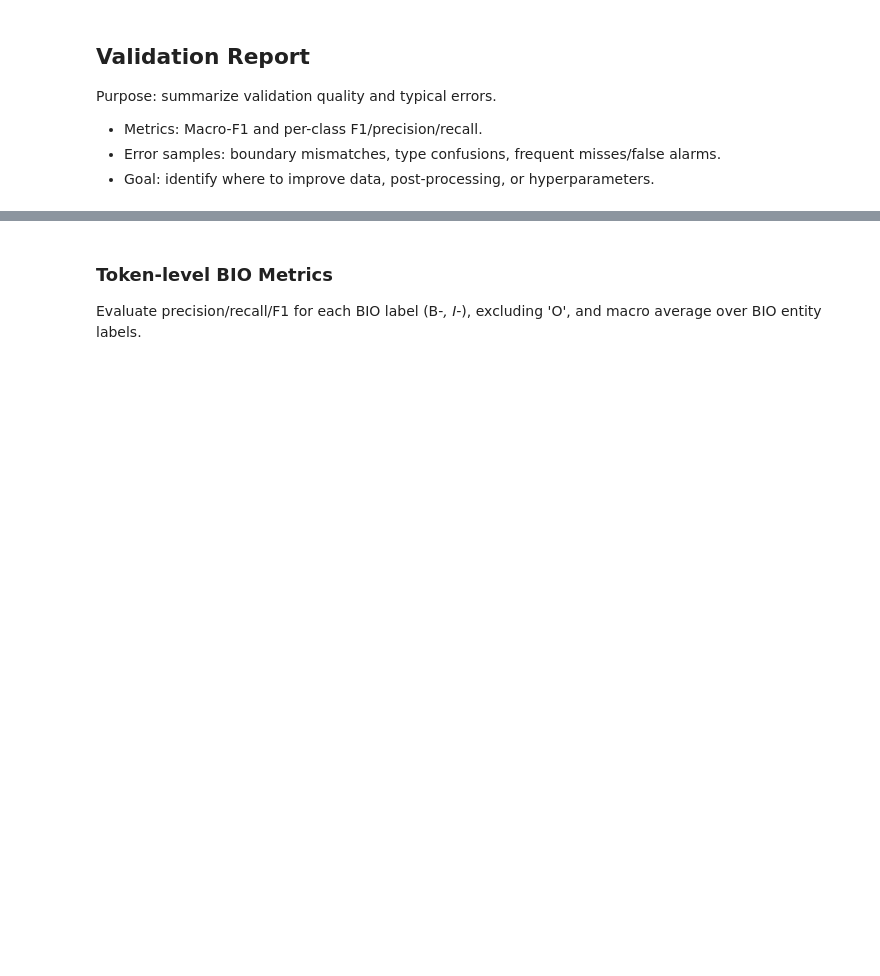
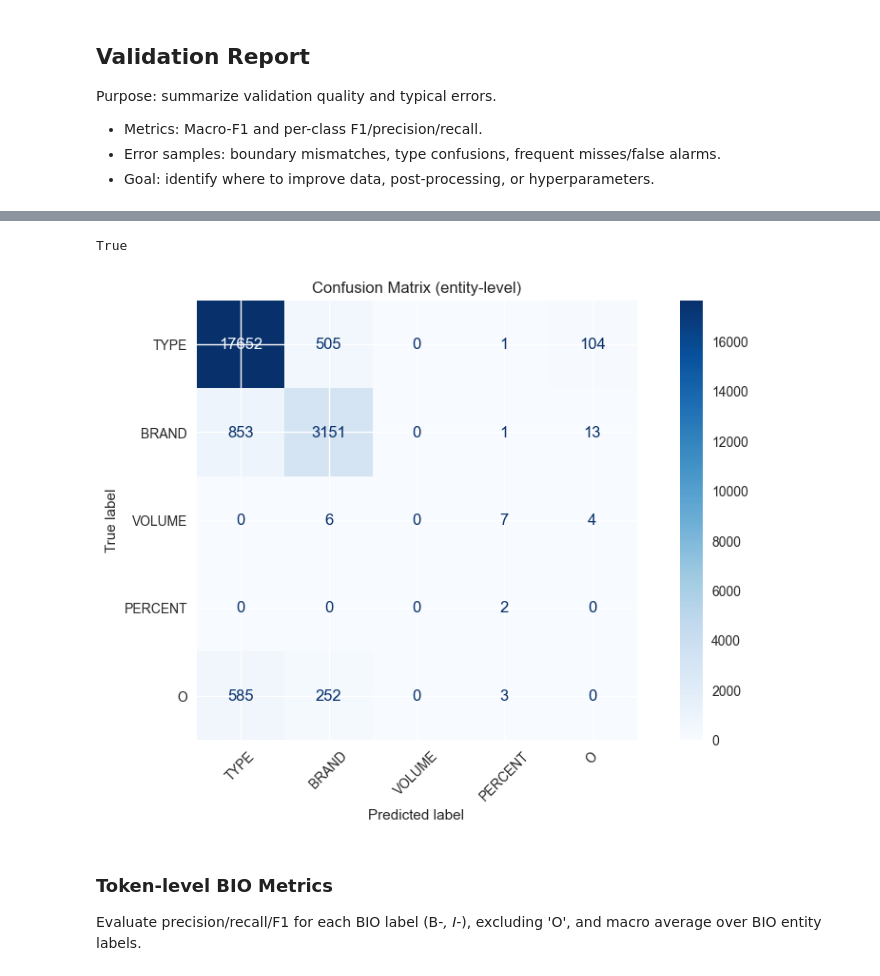
Before and after one commit to BioRhythmLTC/ltc-business-10-rhythm, a Jupyter notebook: pipeline_copyaddedpreprocessing.ipynb, the cells around one changed output, grey strips where cells are left out. Drawn from its saved outputs; the diff is of its cells as text; code cells hidden in the pictures; blank space fills up the shorter version.

```diff
--- a/pipeline_copyaddedpreprocessing.ipynb
+++ b/pipeline_copyaddedpreprocessing.ipynb
@@ -725,10 +1838,10 @@ def noise_stats(texts: List[str], units_group: str) -> Dict[str, int]:
 # BASE_MODEL_NAME: str = os.getenv('X5_MODEL_NAME', 'microsoft/mdeberta-v3-base')
 # MODEL_ALIAS: str = os.getenv('X5_MODEL_ALIAS', 'mdeberta-v3-base')
 # Alternative baseline (commented): ruBERT tiny
-# BASE_MODEL_NAME = 'cointegrated/rubert-tiny'
-# MODEL_ALIAS = 'rubert-tiny'
-BASE_MODEL_NAME = 'DeepPavlov/rubert-base-cased'
-MODEL_ALIAS = 'rubert-base-cased'
+BASE_MODEL_NAME = 'cointegrated/rubert-tiny'
+MODEL_ALIAS = 'rubert-tiny'
+# BASE_MODEL_NAME = 'DeepPavlov/rubert-base-cased'
+# MODEL_ALIAS = 'rubert-base-cased'
 
 # Use timestamp if RUN_ID not provided (YYYYMMDD-HHMMSS)
 RUN_ID: str = os.getenv('X5_RUN_ID', _dt.datetime.utcnow().strftime('%Y%m%d-%H%M%S'))
@@ -2604,11 +2729,6 @@ except NameError:
     # ensure val_split has char_bio
     if 'char_bio' not in val_split.columns:
         def _build_char_bio(df):
-            """Build char bio.
-
-            Args:
-                df: Parameter.
-            """
             bios = []
             for s, ann in df[['sample','parsed_annotation']].itertuples(index=False):
                 bios.append(to_char_bio(s, ann))
@@ -2617,11 +2737,6 @@ except NameError:
         val_split['char_bio'] = _build_char_bio(val_split)
     # encode rows
     def _encode_row(row):
-        """Encode row.
-
-        Args:
-            row: Parameter.
-        """
         enc = align_bio_to_tokens(row['sample'], row['char_bio'], tokenizer, label2id)
         return {'input_ids': enc['input_ids'], 'attention_mask': enc['attention_mask'], 'labels': enc['labels']}
     val_ds = Dataset.from_pandas(val_split[['sample','char_bio']])
@@ -2636,17 +2751,6 @@ except NameError:
 # Predict spans on val_ds using current model
 @torch.no_grad()
 def predict_val_spans(model, tokenizer, dataset, offset_mappings) -> List[List[Tuple[int,int,str]]]:
-    """Predict val spans.
-
-    Args:
-        model: Parameter.
-        tokenizer: Parameter.
-        dataset: Parameter.
-        offset_mappings: Parameter.
-
-    Returns:
-        Return value.
-    """
     model.eval()
     all_spans: List[List[Tuple[int,int,str]]] = []
     for i, item in enumerate(dataset):
@@ -2703,11 +2807,6 @@ for k in ['TYPE','BRAND','VOLUME','PERCENT']:
 from collections import Counter
 
 def to_set(spans: List[Tuple[int,int,str]]):
-    """To set.
-
-    Args:
-        spans: Parameter.
-    """
     return set(spans)
 
 boundary_errors = []
@@ -2757,2 +2856,4 @@ Top false alarms: [('TYPE', 471), ('BRAND', 336), ('VOLUME', 3)]
 
 Boundary errors (first 5):
+# %%
+report, gold_spans_val, pred_spans_val = evaluate_on_validation(val_split, model, tokenizer, label2id, id2label)
@@ -2759,3 +2872,16 @@ Boundary errors (first 5):
+# %%
+
+# Должно быть True
+sorted(model.config.id2label.items(), key=lambda kv: int(kv[0])) == sorted(enumerate(LABELS), key=lambda kv: kv[0])
+# %% [output]
+True
+# %%
+#confusion matrix
+
+
+plot_confusion_matrix(gold_spans_val, pred_spans_val)
+# %% [output]
+[figure, added]
 # %% [markdown]
 ### Token-level BIO Metrics
 Evaluate precision/recall/F1 for each BIO label (B-*, I-*), excluding 'O', and macro average over BIO entity labels.
```
Also changed, not shown: parts of 47 cells of this notebook.
